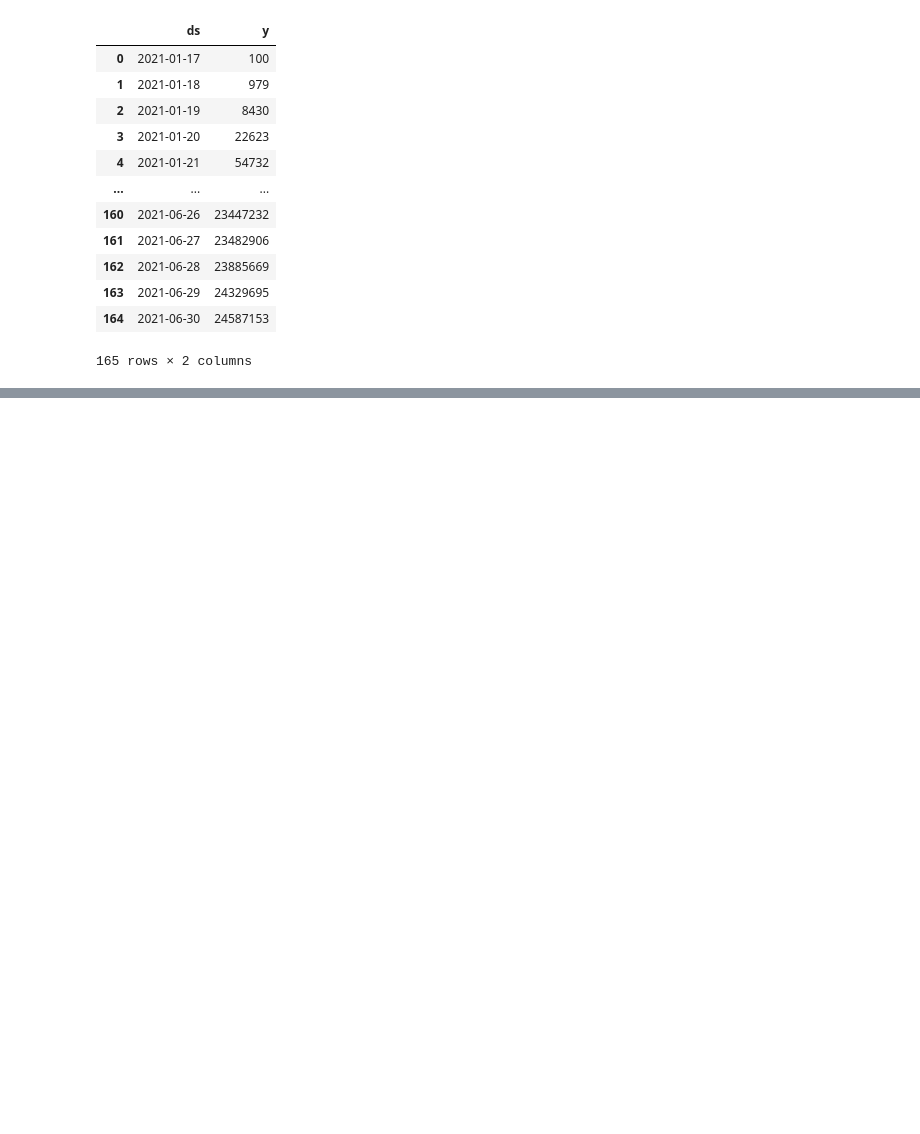
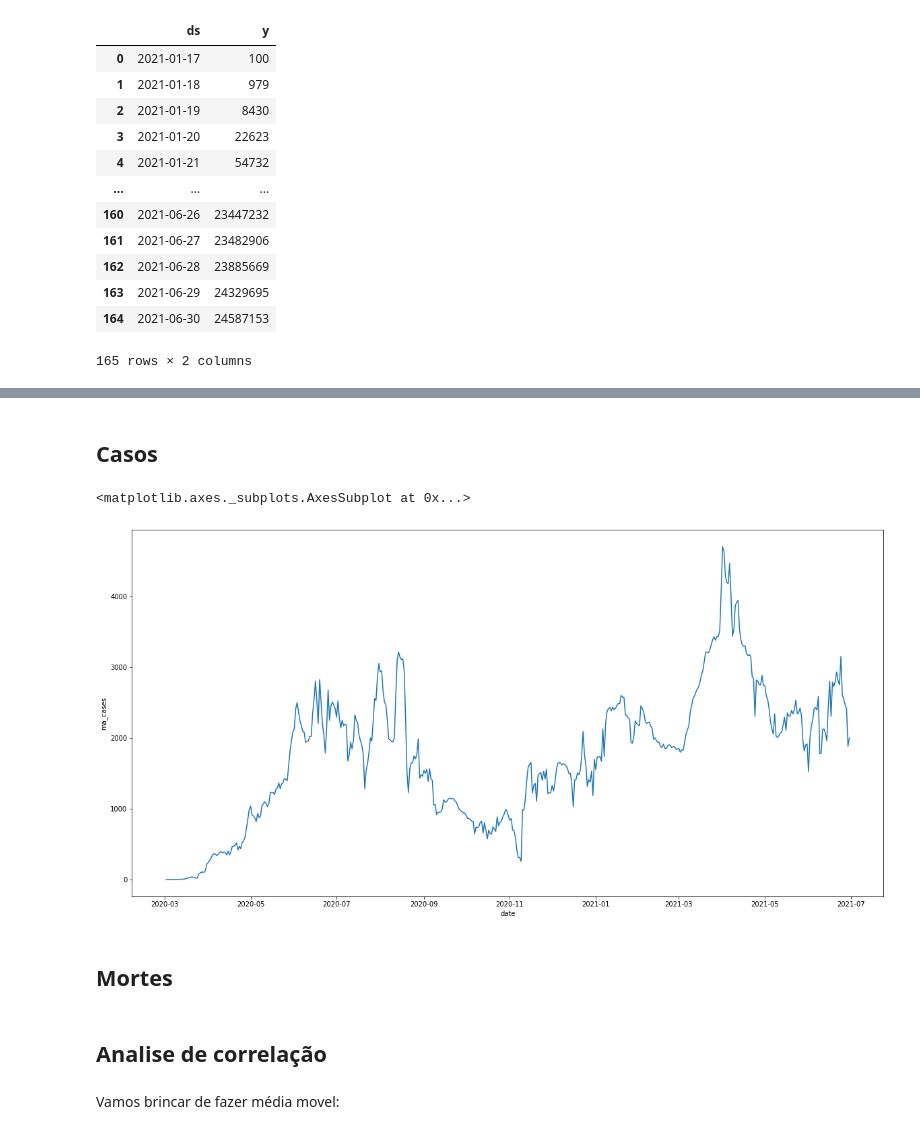
Before and after one commit to RPGraciotti/BootCampAlura, a Jupyter notebook: Projeto_modulo_3/rascunho_2.ipynb, the cells around one changed output, grey strips where cells are left out. Drawn from its saved outputs; the diff is of its cells as text; code cells hidden in the pictures; blank space fills up the shorter version.

```diff
--- a/Projeto_modulo_3/rascunho_2.ipynb
+++ b/Projeto_modulo_3/rascunho_2.ipynb
@@ -14,3 +16,5 @@ casos_full = pd.read_csv("https://github.com/RPGraciotti/BootCampAlura/blob/main
                          compression = "gzip")
 
 casos_full.loc[:,"date"] = pd.to_datetime(casos_full.loc[:,"date"], format = "%Y-%m-%d")
+
+casos_full = casos_full[casos_full.date != "2021-07-01"]
@@ -570,0 +258,19 @@ INFO:fbprophet:Disabling daily seasonality. Run prophet with daily_seasonality=T
+# %% [markdown]
+## Casos
+# %%
+df_means = pd.DataFrame()
+df_means.loc[:,"data"] = df_sp.loc[:,"date"]
+
+df_sp.loc[:,"new_confirmed"].rolling(window = 7, center = False).mean()
+
+plt.figure(figsize = (20, 10))
+sns.lineplot(data = df_sp, x = "date", y = "ma_cases")
+# %% [output]
+<matplotlib.axes._subplots.AxesSubplot at 0x...>
+[figure, added]
+# %% [markdown]
+## Mortes
+# %% [markdown]
+## Analise de correlação
+# %% [markdown]
+Vamos brincar de fazer média movel:
```
Also changed, not shown: parts of 66 cells of this notebook.
